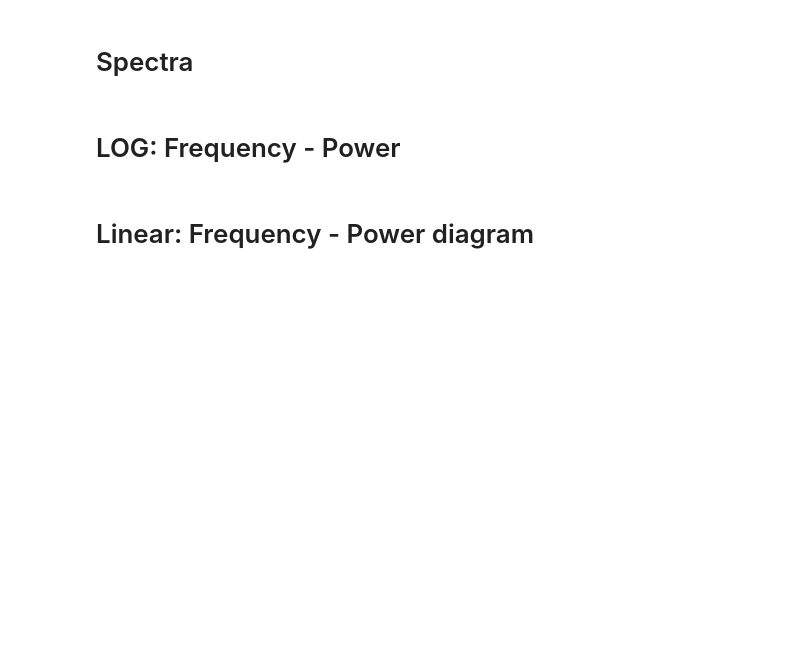
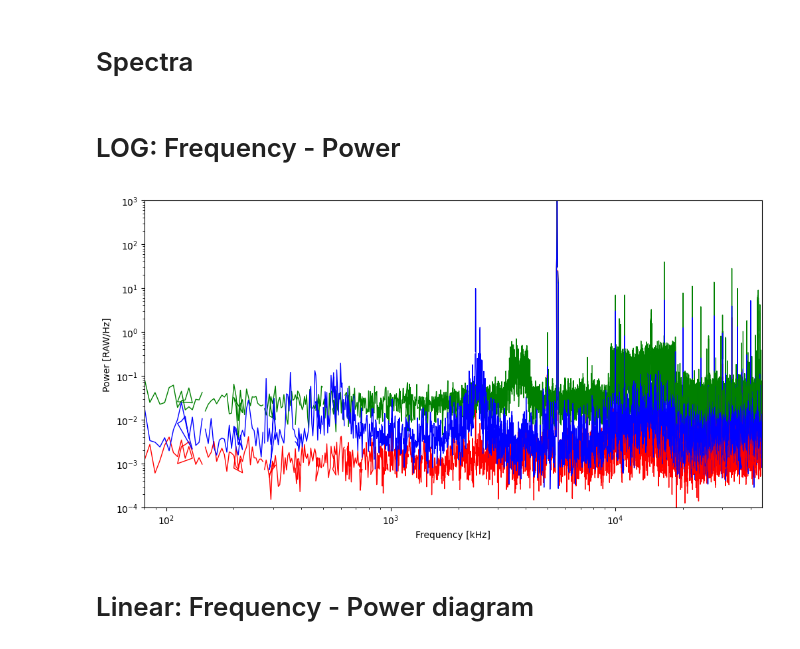
Before and after one commit to y-kasaba/JUICE, a Jupyter notebook: JUICE-CDF-HF-SID2-v0.3.0_Mac_2d.ipynb, the cells around one changed output. Drawn from its saved outputs; the diff is of its cells as text; code cells hidden in the pictures; blank space fills up the shorter version.

```diff
--- a/JUICE-CDF-HF-SID2-v0.3.0_Mac_2d.ipynb
+++ b/JUICE-CDF-HF-SID2-v0.3.0_Mac_2d.ipynb
@@ -145,11 +158,21 @@ fig.savefig(png_fname)
 # %%
 # Sped mode:  0 - low resolution,  1 - high resolution
-spec = juice_cdf.juice_getspec_hf_sid02(data, spec_mode)
+spec = juice_cdf.juice_getspec_hf_sid02(data, spec_mode, hz_mode)
+power_str = juice_cdf.power_label(cal_mode, hz_mode)
+
+if clean_mode > 0:                          # 0: normal 1: noise cleaning
+    spec.Eu_power = juice_cdf.clean_rfi(spec.Eu_power, 7)
+    spec.Ev_power = juice_cdf.clean_rfi(spec.Ev_power, 7)
+    spec.Ew_power = juice_cdf.clean_rfi(spec.Ew_power, 7)
 
 spec.Eu_power = spec.Eu_power * 10**(cf/10)
 spec.Ev_power = spec.Ev_power * 10**(cf/10)
 spec.Ew_power = spec.Ew_power * 10**(cf/10)
 
+freq_ave = np.mean(spec.frequency, axis=1)
+Eu_ave = np.mean(spec.Eu_power, axis=1)
+Ev_ave = np.mean(spec.Ev_power, axis=1)
+Ew_ave = np.mean(spec.Ew_power, axis=1)
+
 n_time = spec.Eu_power.shape[1]
 n_freq = spec.Eu_power.shape[0]
-# print(spec.Eu_power.shape, n_time, n_freq)
@@ -178,32 +183,33 @@ ValueError: cannot reshape array of size 184320 into shape (30,512)
 # %%
 fig = plt.figure(figsize=(12, 6))
 
 for i in range(spec.n_step):
-    plt.plot(spec.frequency[i*spec.n_samp:(i+1)*spec.n_samp,0], spec.Eu_power[i*spec.n_samp:(i+1)*spec.n_samp,0], '-r', linewidth=1)
-    plt.plot(spec.frequency[i*spec.n_samp:(i+1)*spec.n_samp,0], spec.Ev_power[i*spec.n_samp:(i+1)*spec.n_samp,0], '-g', linewidth=1)
-    plt.plot(spec.frequency[i*spec.n_samp:(i+1)*spec.n_samp,0], spec.Ew_power[i*spec.n_samp:(i+1)*spec.n_samp,0], '-b', linewidth=1)
+    plt.plot(freq_ave[i*spec.n_samp:(i+1)*spec.n_samp], Eu_ave[i*spec.n_samp:(i+1)*spec.n_samp], '-r', linewidth=1)
+    plt.plot(freq_ave[i*spec.n_samp:(i+1)*spec.n_samp], Ev_ave[i*spec.n_samp:(i+1)*spec.n_samp], '-g', linewidth=1)
+    plt.plot(freq_ave[i*spec.n_samp:(i+1)*spec.n_samp], Ew_ave[i*spec.n_samp:(i+1)*spec.n_samp], '-b', linewidth=1)
+    """
+    plt.plot(spec.frequency[i*spec.n_samp:(i+1)*spec.n_samp,0], spec.Eu_power[i*spec.n_samp:(i+1)*spec.n_samp,0], '--r', linewidth=1)
+    plt.plot(spec.frequency[i*spec.n_samp:(i+1)*spec.n_samp,0], spec.Ev_power[i*spec.n_samp:(i+1)*spec.n_samp,0], '--g', linewidth=1)
+    plt.plot(spec.frequency[i*spec.n_samp:(i+1)*spec.n_samp,0], spec.Ew_power[i*spec.n_samp:(i+1)*spec.n_samp,0], '--b', linewidth=1)
     plt.plot(spec.frequency[i*spec.n_samp:(i+1)*spec.n_samp,n_time-1], spec.Eu_power[i*spec.n_samp:(i+1)*spec.n_samp,n_time-1], ':r', linewidth=1)
     plt.plot(spec.frequency[i*spec.n_samp:(i+1)*spec.n_samp,n_time-1], spec.Ev_power[i*spec.n_samp:(i+1)*spec.n_samp,n_time-1], ':g', linewidth=1)
     plt.plot(spec.frequency[i*spec.n_samp:(i+1)*spec.n_samp,n_time-1], spec.Ew_power[i*spec.n_samp:(i+1)*spec.n_samp,n_time-1], ':b', linewidth=1)
-
+    """
 plt.xlabel('Frequency [kHz]')
 plt.xscale('log')
 plt.xlim(f_min, f_max)
 
 plt.yscale('log')
-if cal_mode == 0:
-    plt.ylabel('Power [RAW]')
-elif cal_mode == 1:
-    plt.ylabel('Power [dBm@AD]')
-elif cal_mode == 2:
-    plt.ylabel('Power [V^2@ADC]')
+plt.ylabel(power_str)
 plt.ylim(10**p_min, 10**p_max)
 
 plt.show()
 png_fname = work_dir+data_name+'_spec-log.png'
 if (spec_mode>0):
     png_fname = work_dir+data_name+'_spec-log_h.png'
 fig.savefig(png_fname)
+# %% [output]
+[figure, added]
 # %% [markdown]
 # Linear: Frequency - Power diagram
 # %%
```
Also changed, not shown: parts of 10 cells of this notebook, 1 other file.
